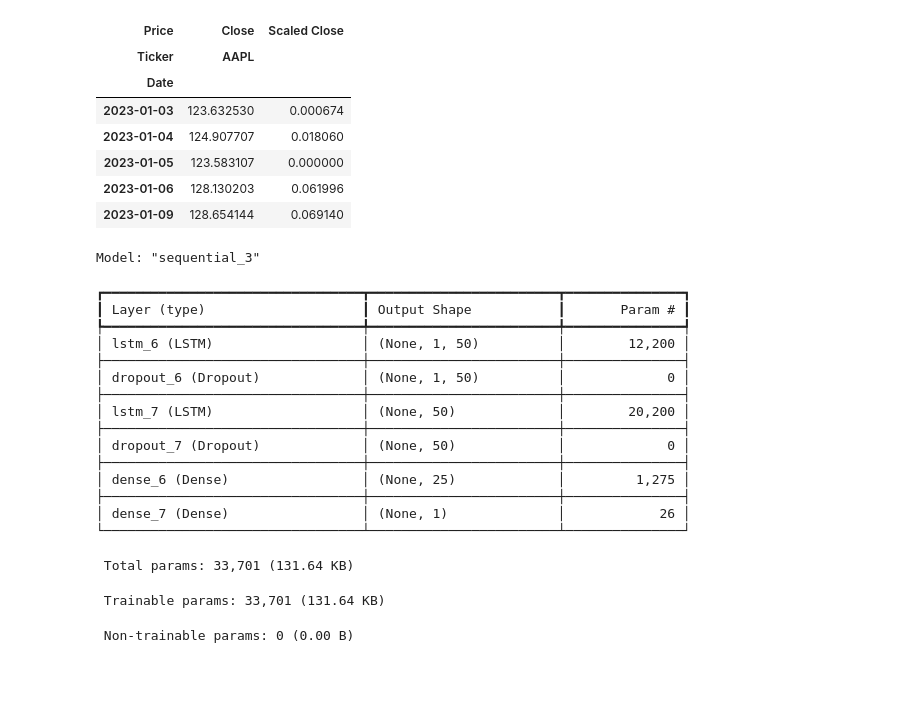
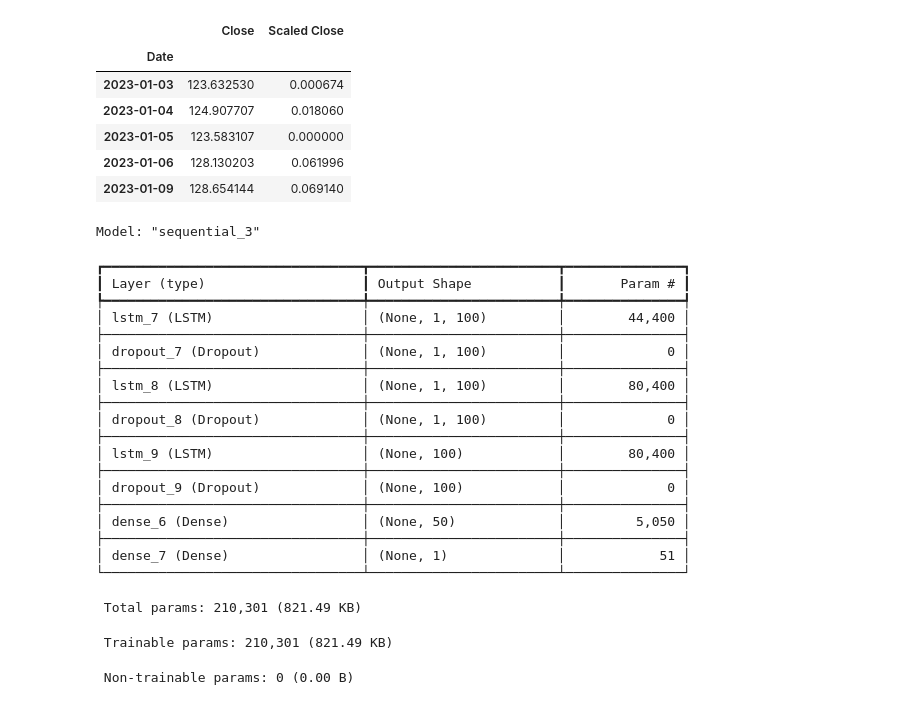
Before and after one commit to FbStatsQuant/Deep-Learning-for-Quantitative-Finance, a Jupyter notebook: Stock_Price.ipynb, the cells around one changed output. Saved outputs shown, nothing was run; the diff lists cells and outputs as text; code cells hidden in the pictures; blank space fills up the shorter version.

```diff
--- a/Stock_Price.ipynb
+++ b/Stock_Price.ipynb
@@ -23,0 +7,5 @@ data.head()
+# %%
+
+data = pd.read_csv("APPL_prices.csv", parse_dates=['Date'] ,sep=",")
+data.set_index('Date', inplace=True)
+data.head()
@@ -24,21 +20,20 @@ data.head()
 # %%
 # Cleaning and scaling
 
 from sklearn.preprocessing import MinMaxScaler
 warnings.filterwarnings("ignore")
 
 scaler = MinMaxScaler(feature_range=(0,1))
 
 data.fillna(method='ffill', inplace=True)
 
 data = data[['Close']]
 
-data['Scaled Close'] = scaler.fit_transform(data['Close'])
+data['Scaled Close'] = scaler.fit_transform(data[['Close']])
 
 data.head()
 # %% [output]
-| Price | Close | Scaled Close |
-| Ticker | AAPL |  |
+|  | Close | Scaled Close |
 | Date |  |  |
 | 2023-01-03 | 123.632530 | 0.000674 |
 | 2023-01-04 | 124.907707 | 0.018060 |
@@ -78,11 +73,13 @@ X_train, X_test, y_train, y_test = train_test_split(X_APPL, y_APPL, test_size=0.
 # %%
 def build_lstm_model(input_shape):
     model = Sequential([
-        LSTM(50, return_sequences=True, input_shape = input_shape),
+        LSTM(100, return_sequences=True, input_shape = input_shape),
         Dropout(0.2),
-        LSTM(50, return_sequences=False),
+        LSTM(100, return_sequences=True),
         Dropout(0.2),
-        Dense(25, activation="relu"),
+        LSTM(100, return_sequences=False),
+        Dropout(0.2),
+        Dense(50, activation="relu"),
         Dense(1)
     ])
 
@@ -101,20 +98,24 @@ Model: "sequential_3"
 ┏━━━━━━━━━━━━━━━━━━━━━━━━━━━━━━━━━┳━━━━━━━━━━━━━━━━━━━━━━━━┳━━━━━━━━━━━━━━━┓
 ┃ Layer (type)                    ┃ Output Shape           ┃       Param # ┃
 ┡━━━━━━━━━━━━━━━━━━━━━━━━━━━━━━━━━╇━━━━━━━━━━━━━━━━━━━━━━━━╇━━━━━━━━━━━━━━━┩
-│ lstm_6 (LSTM)                   │ (None, 1, 50)          │        12,200 │
+│ lstm_7 (LSTM)                   │ (None, 1, 100)         │        44,400 │
 ├─────────────────────────────────┼────────────────────────┼───────────────┤
-│ dropout_6 (Dropout)             │ (None, 1, 50)          │             0 │
+│ dropout_7 (Dropout)             │ (None, 1, 100)         │             0 │
 ├─────────────────────────────────┼────────────────────────┼───────────────┤
-│ lstm_7 (LSTM)                   │ (None, 50)             │        20,200 │
+│ lstm_8 (LSTM)                   │ (None, 1, 100)         │        80,400 │
 ├─────────────────────────────────┼────────────────────────┼───────────────┤
-│ dropout_7 (Dropout)             │ (None, 50)             │             0 │
+│ dropout_8 (Dropout)             │ (None, 1, 100)         │             0 │
 ├─────────────────────────────────┼────────────────────────┼───────────────┤
-│ dense_6 (Dense)                 │ (None, 25)             │         1,275 │
+│ lstm_9 (LSTM)                   │ (None, 100)            │        80,400 │
 ├─────────────────────────────────┼────────────────────────┼───────────────┤
-│ dense_7 (Dense)                 │ (None, 1)              │            26 │
+│ dropout_9 (Dropout)             │ (None, 100)            │             0 │
+├─────────────────────────────────┼────────────────────────┼───────────────┤
+│ dense_6 (Dense)                 │ (None, 50)             │         5,050 │
+├─────────────────────────────────┼────────────────────────┼───────────────┤
+│ dense_7 (Dense)                 │ (None, 1)              │            51 │
 └─────────────────────────────────┴────────────────────────┴───────────────┘
- Total params: 33,701 (131.64 KB)
+ Total params: 210,301 (821.49 KB)
- Trainable params: 33,701 (131.64 KB)
+ Trainable params: 210,301 (821.49 KB)
  Non-trainable params: 0 (0.00 B)
 # %%
 # Train the model
```
Also changed, not shown: parts of 5 cells of this notebook.
